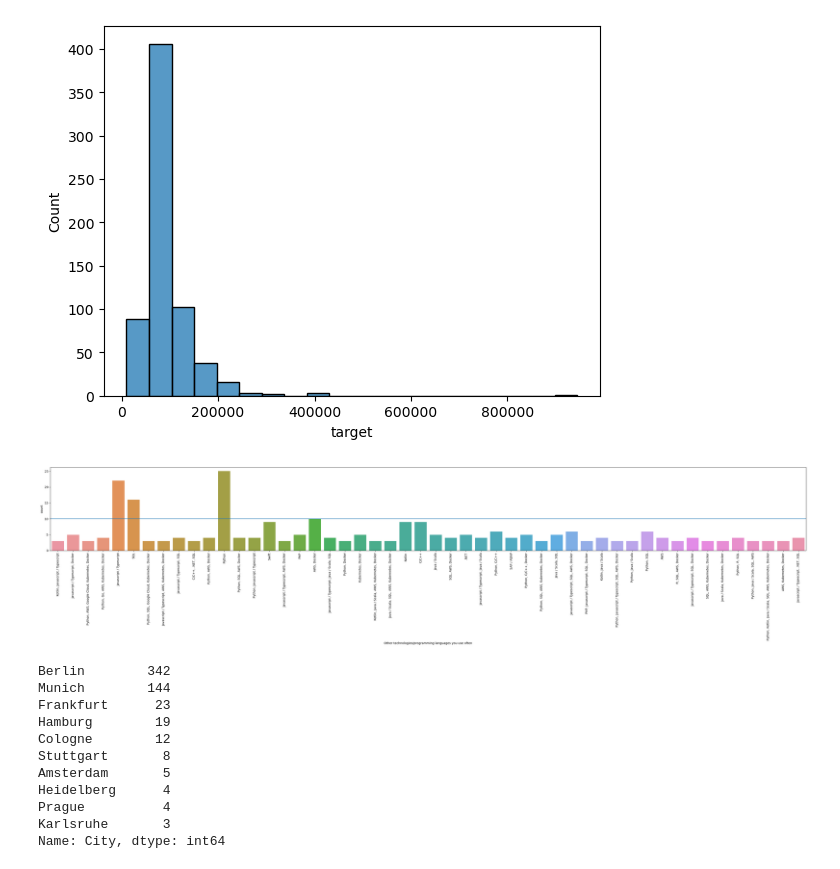
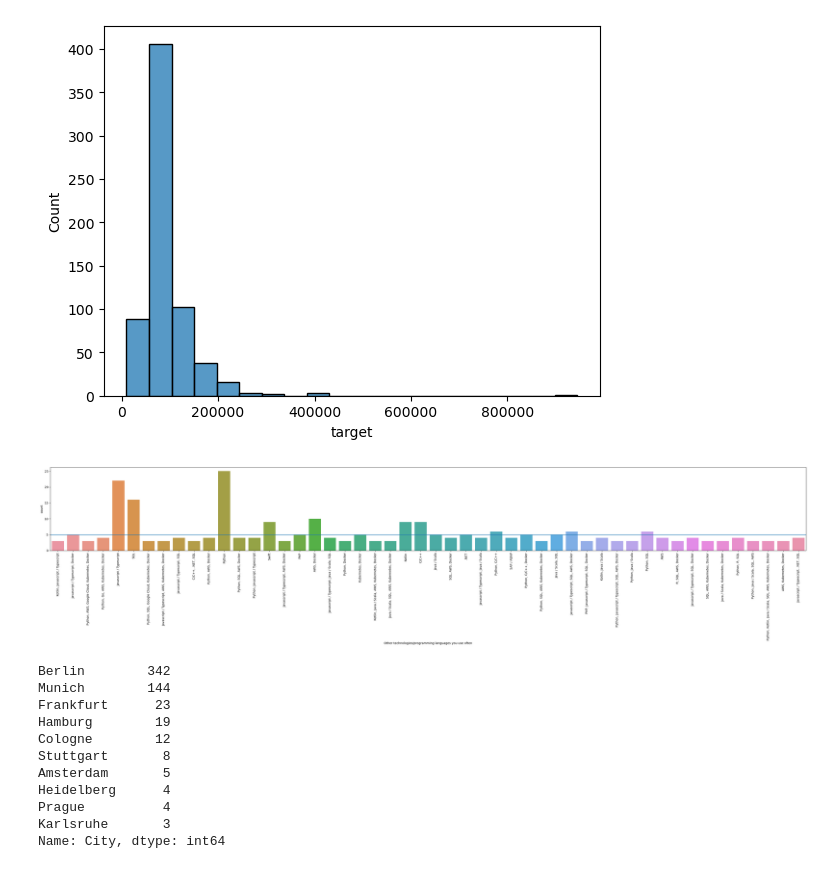
Before and after one commit to Asdukey/ItML_Asn_2_Students, a Jupyter notebook: assignment_2_start.ipynb, the cells around one changed output. Saved outputs shown, nothing was run; the diff lists cells and outputs as text; code cells hidden in the pictures.

```diff
--- a/assignment_2_start.ipynb
+++ b/assignment_2_start.ipynb
@@ -150,15 +149,15 @@ sns.histplot(df['target'], bins=20)
 # %%
 # Construct a temporary dataset with things that have > 2 records
 # remove outliers
 df_tmp = df[df.groupby("Other technologies/programming languages you use often")["Other technologies/programming languages you use often"].transform('size') > 2]
 df_tmp = df_tmp[df_tmp["target"] < 250000]
 
 plt.figure(figsize=(45,5))
 ax = sns.countplot(x="Other technologies/programming languages you use often", data=df_tmp)
-ax.axhline(10)
+ax.axhline(5)
 ax.tick_params(axis='x', rotation=90)
 # %% [output]
-[figure, old version]
+[figure, new version]
 # %%
 def replace_low_freq(d, col, threshold=10, replacement='other'):
     value_counts = d[col].value_counts() # Specific column
```
Also changed, not shown: parts of 18 cells of this notebook.
